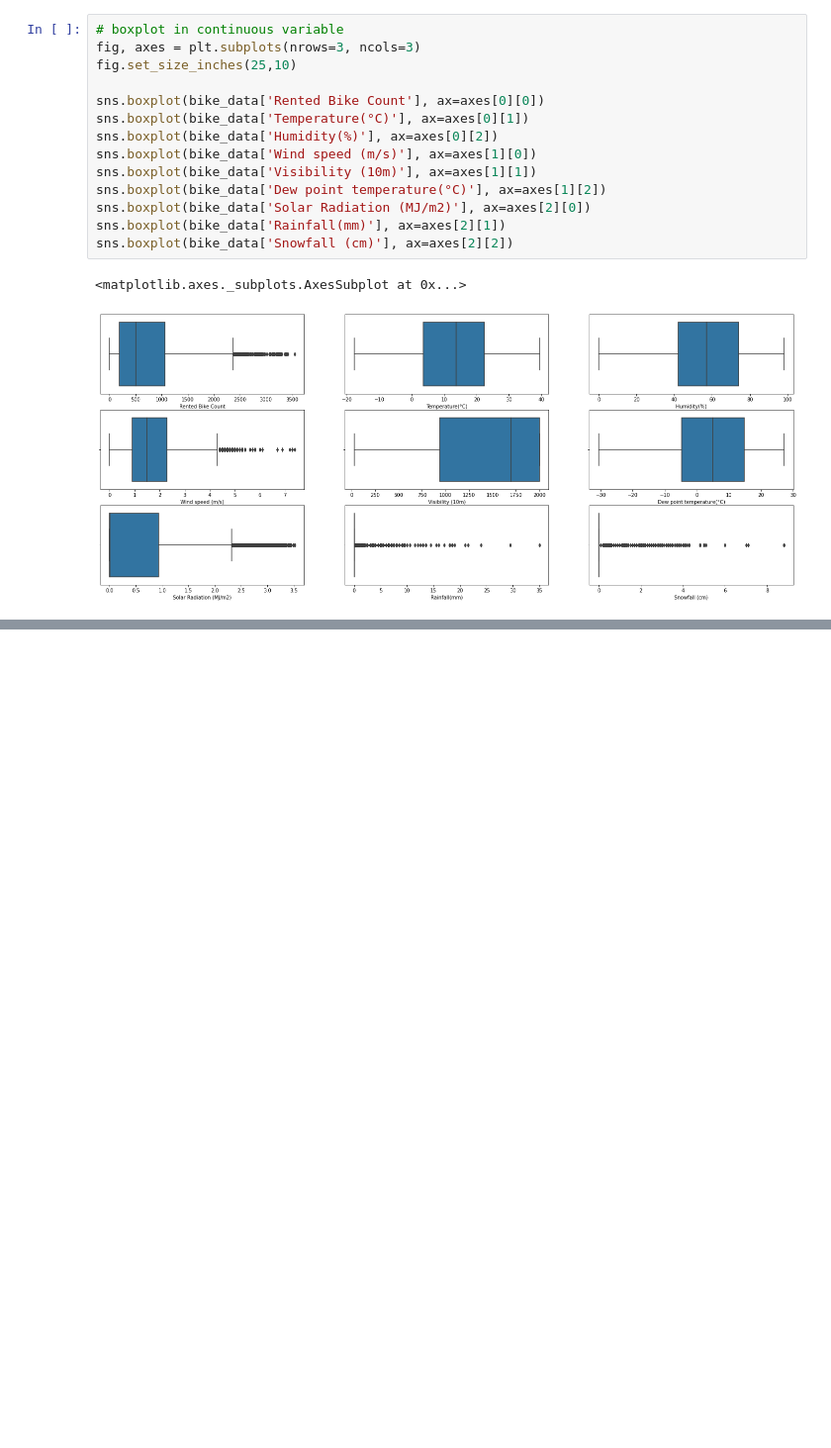
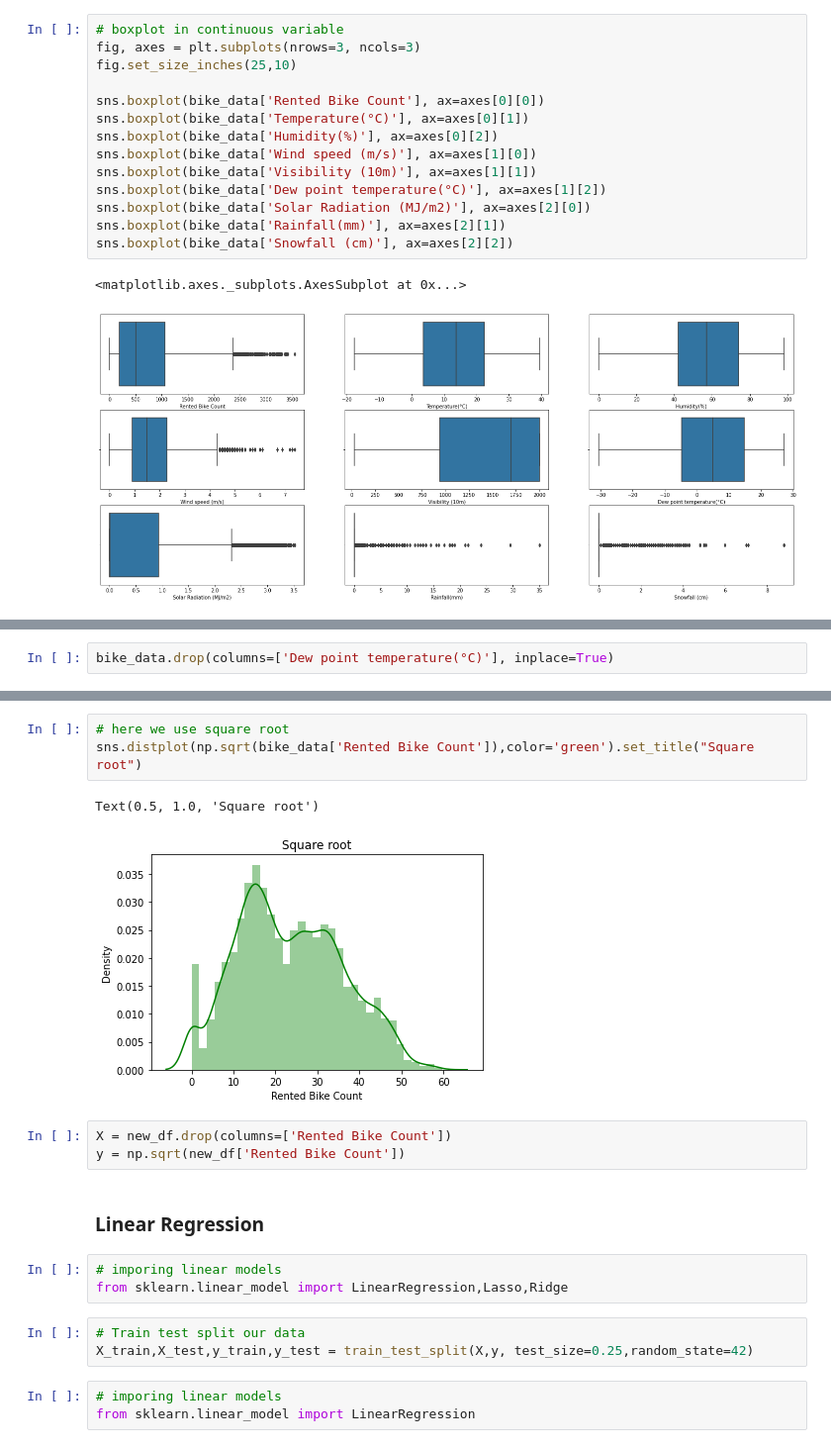
Before and after one commit to neerajac19/Bike-Sharing-Demand-Prediction, a Jupyter notebook: Bike_Sharing_Demand_Prediction_Capstone_Project.ipynb, the cells around one changed output, grey strips where cells are left out. Shown at 99% size. Drawn from its saved outputs; the diff is of its cells as text; blank space fills up the shorter version.

```diff
--- a/Bike_Sharing_Demand_Prediction_Capstone_Project.ipynb
+++ b/Bike_Sharing_Demand_Prediction_Capstone_Project.ipynb
@@ -185,0 +185,2 @@ sns.heatmap(data=corr,
+# %%
+bike_data.drop(columns=['Dew point temperature(°C)'], inplace=True)
@@ -185,0 +219,20 @@ sns.heatmap(data=corr,
+# %%
+# here we use square root
+sns.distplot(np.sqrt(bike_data['Rented Bike Count']),color='green').set_title("Square root")
+# %% [output]
+Text(0.5, 1.0, 'Square root')
+[figure, added]
+# %%
+X = new_df.drop(columns=['Rented Bike Count'])
+y = np.sqrt(new_df['Rented Bike Count'])
+# %% [markdown]
+### **Linear Regression**
+# %%
+# imporing linear models
+from sklearn.linear_model import LinearRegression,Lasso,Ridge
+# %%
+# Train test split our data
+X_train,X_test,y_train,y_test = train_test_split(X,y, test_size=0.25,random_state=42)
+# %%
+# imporing linear models
+from sklearn.linear_model import LinearRegression
```
Also changed, not shown: parts of 45 cells of this notebook.
